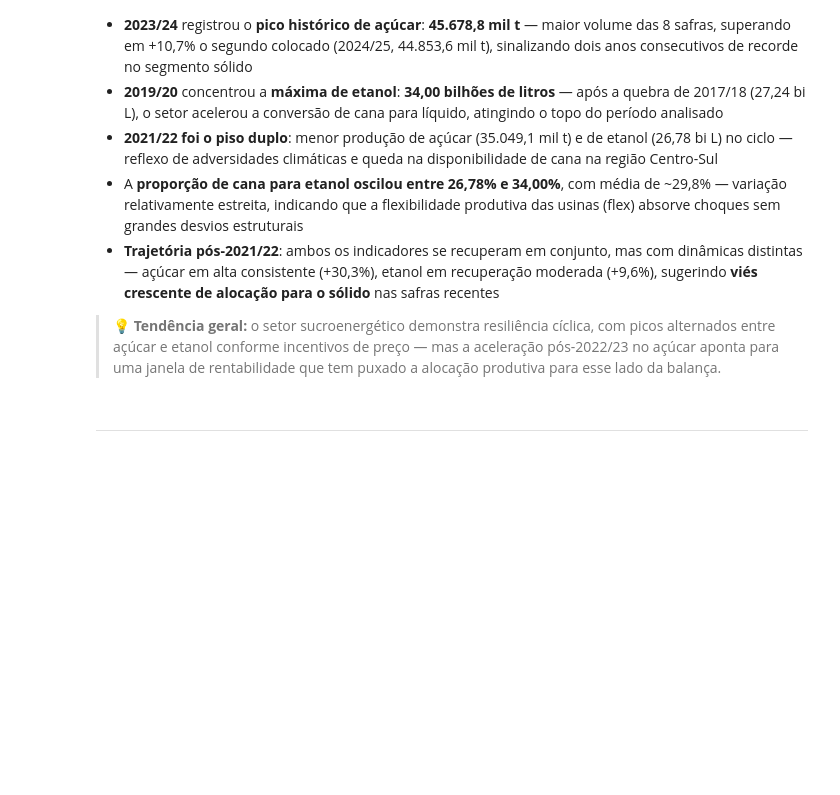
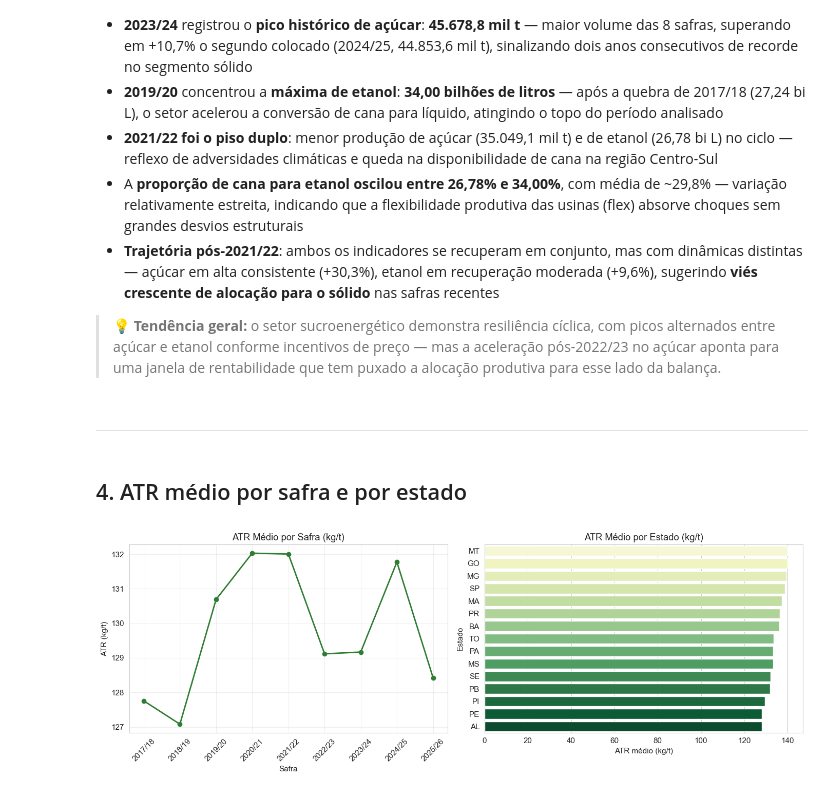
Before and after one commit to agnaldo-gonzaga/analise-producao-cana-conab, a Jupyter notebook: notebooks/03_vizualizacoes.ipynb, the cells around one changed output. Drawn from its saved outputs; the diff is of its cells as text; code cells hidden in the pictures; blank space fills up the shorter version.

Commit message:
feat: notebook 03 - visualização de ATR médio por safra e por estado e insights

```diff
--- a/notebooks/03_vizualizacoes.ipynb
+++ b/notebooks/03_vizualizacoes.ipynb
@@ -215,3 +215,28 @@ Image('../reports/figures/03_acucar_vs_etanol.png', width=800)
 > 💡 **Tendência geral:** o setor sucroenergético demonstra resiliência cíclica, com picos alternados entre açúcar e etanol conforme incentivos de preço — mas a aceleração pós-2022/23 no açúcar aponta para uma janela de rentabilidade que tem puxado a alocação produtiva para esse lado da balança.
 # %% [markdown]
 ---
+# %% [markdown]
+## 4. ATR médio por safra e por estado
+# %%
+atr_safra = df.groupby('ano_agricola')['produtcao_atr_kg_t'].mean().reset_index()
+
+fig, axes = plt.subplots(1, 2, figsize=(14, 5))
+
+axes[0].plot(atr_safra['ano_agricola'], atr_safra['produtcao_atr_kg_t'], marker='o', color='#2e7d32', linewidth=2)
+axes[0].set_title('ATR Médio por Safra (kg/t)')
+axes[0].set_xlabel('Safra')
+axes[0].set_ylabel('ATR (kg/t)')
+axes[0].tick_params(axis='x', rotation=45)
+axes[0].grid(True, alpha=0.3)
+
+atr_estado = df.groupby('uf')['produtcao_atr_kg_t'].mean().sort_values(ascending=False).head(15)
+sns.barplot(x=atr_estado.values, y=atr_estado.index, palette='YlGn', ax=axes[1])
+axes[1].set_title('ATR Médio por Estado (kg/t)')
+axes[1].set_xlabel('ATR médio (kg/t)')
+axes[1].set_ylabel('Estado')
+
+plt.tight_layout()
+plt.savefig('../reports/figures/04_atr_analise.png', dpi=150, bbox_inches='tight')
+plt.show()
+# %% [output]
+[figure, added]
```
Also changed, not shown: parts of 2 cells of this notebook, 1 other file.
